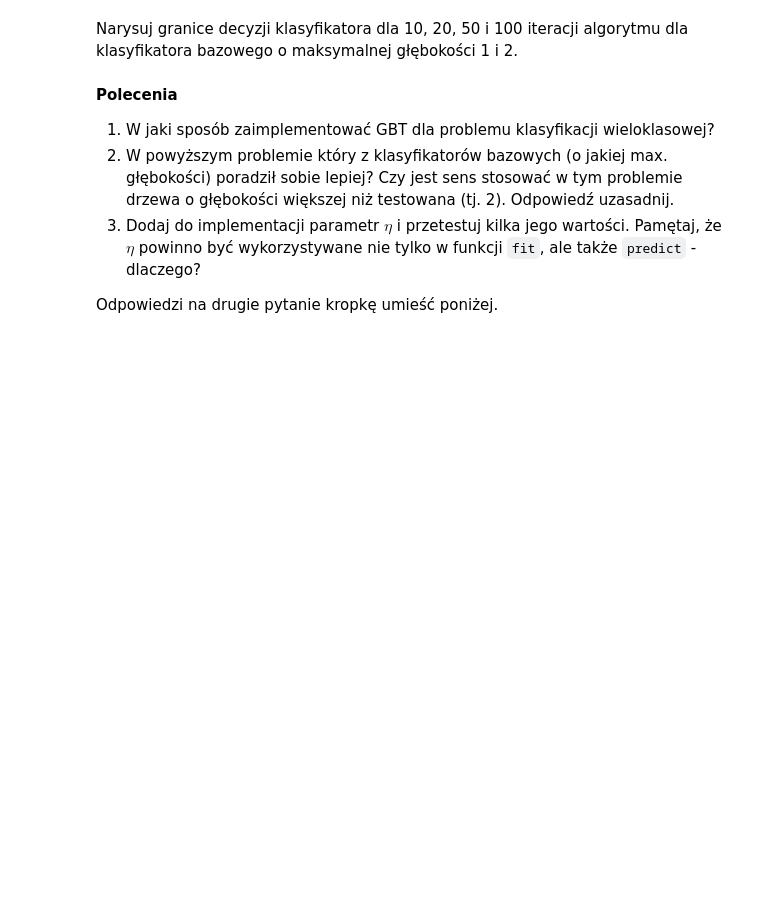
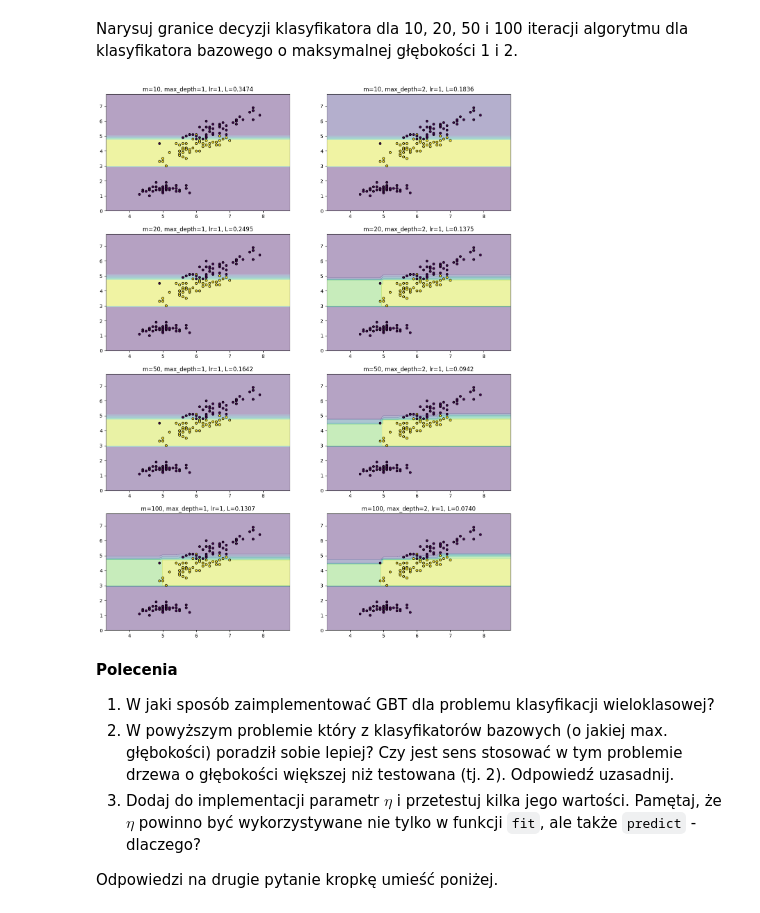
Before and after one commit to BartekAndree/2025_sus, a Jupyter notebook: 10/su-lab-zad-dom-10.ipynb, the cells around one changed output. Drawn from its saved outputs; the diff is of its cells as text; code cells hidden in the pictures; blank space fills up the shorter version.

```diff
--- a/10/su-lab-zad-dom-10.ipynb
+++ b/10/su-lab-zad-dom-10.ipynb
@@ -204,7 +255,40 @@ class GBTClassifier(object):
         Returns:
             None
 		"""
-        # TWÓJ KOD TUTAJ
+        from helpers import Node
+
+        y_mean = np.mean(y)
+        y_mean = np.clip(y_mean, 1e-6, 1-1e-6)
+        self.initial_model = np.log(y_mean / (1 - y_mean))
+
+        logits = np.full_like(y, self.initial_model, dtype=float)
+        probs = scipy.special.expit(logits)
+
+        self.trees = []
+        self.residuals = []
+
+        for _ in range(m):
+            residuals = y - probs
+            self.residuals.append(residuals.copy())
+
+            hessian = probs * (1 - probs)
+
+            def leaf_value_logistic(x, y_res, last_predicted):
+                probs_leaf = scipy.special.expit(last_predicted)
+                hessian_leaf = probs_leaf * (1 - probs_leaf)
+                sum_hessian = np.sum(hessian_leaf)
+                if sum_hessian == 0:
+                    return 0
+                return np.sum(y_res) / sum_hessian
+
+            tree = Node(calculate_leaf_value=leaf_value_logistic)
+            tree.fit(x, residuals, last_predicted=logits, max_depth=max_depth)
+
+            self.trees.append(tree)
+
+            tree_predictions = tree.predict(x)
+            logits += self.lr * tree_predictions
+            probs = scipy.special.expit(logits)
 
     def predict(self, x: np.ndarray) -> np.ndarray:
         """
@@ -250,10 +336,12 @@ draw_boundary(x, y, m=100, max_depth=1, ax=ax)
 # %% [markdown]
 Narysuj granice decyzji klasyfikatora dla 10, 20, 50 i 100 iteracji algorytmu dla klasyfikatora bazowego o maksymalnej głębokości 1 i 2.
 # %%
-fig, axs = plt.subplots(nrows=4, ncols=3, figsize=(15, 20))
+fig, axs = plt.subplots(nrows=4, ncols=2, figsize=(15, 20))
 for i, m in enumerate([10, 20, 50, 100]):
     for j, max_depth in enumerate([1, 2]):
         draw_boundary(x, y, m=m, max_depth=max_depth, ax=axs[i][j])
+# %% [output]
+[figure, added]
 # %% [markdown]
 **Polecenia**
 
```
Also changed, not shown: parts of 22 cells of this notebook, 1 other file.
